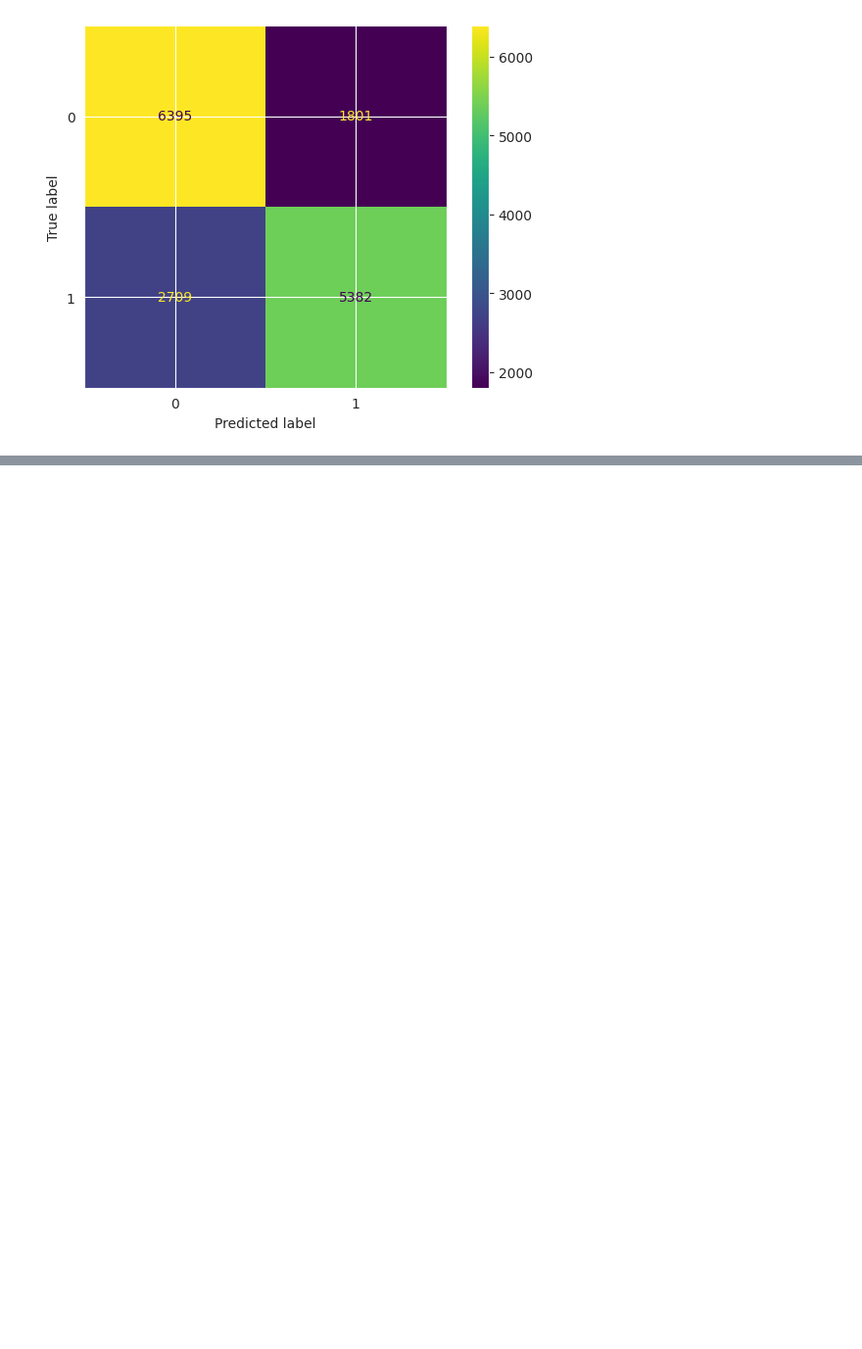
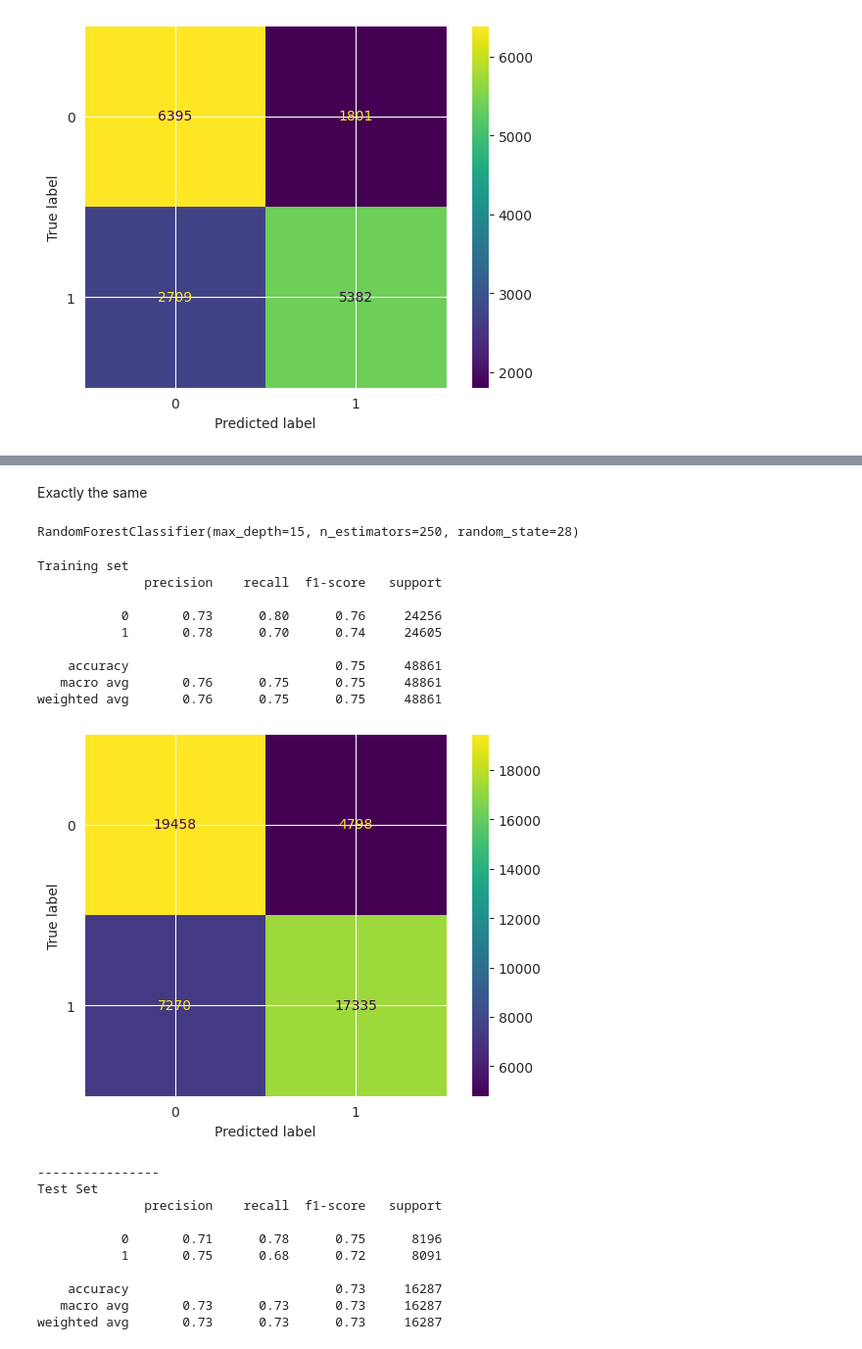
Before and after one commit to Dhairya-Arora01/Cardio-disease-predictor, a Jupyter notebook: cardio.ipynb, the cells around one changed output, grey strips where cells are left out. Shown: that part at 98% size. Saved outputs shown, nothing was run; the diff lists cells and outputs as text; code cells hidden in the pictures; blank space fills up the shorter version.

```diff
--- a/cardio.ipynb
+++ b/cardio.ipynb
@@ -230,0 +260,30 @@ weighted avg       0.73      0.72      0.72     16287
+# %% [markdown]
+Exactly the same
+# %%
+rfc = RandomForestClassifier(n_estimators = 250, max_depth=15, random_state=28)
+rfc.fit(X_train_scaled, y_train)
+# %% [output]
+RandomForestClassifier(max_depth=15, n_estimators=250, random_state=28)
+# %%
+evaluate_model(rfc, X_train_scaled, X_test_scaled, y_train, y_test)
+# %% [output]
+Training set
+              precision    recall  f1-score   support
+
+           0       0.73      0.80      0.76     24256
+           1       0.78      0.70      0.74     24605
+
+    accuracy                           0.75     48861
+   macro avg       0.76      0.75      0.75     48861
+weighted avg       0.76      0.75      0.75     48861
+[figure, added]
+----------------
+Test Set
+              precision    recall  f1-score   support
+
+           0       0.71      0.78      0.75      8196
+           1       0.75      0.68      0.72      8091
+
+    accuracy                           0.73     16287
+   macro avg       0.73      0.73      0.73     16287
+weighted avg       0.73      0.73      0.73     16287
```
Also changed, not shown: parts of 13 cells of this notebook.
